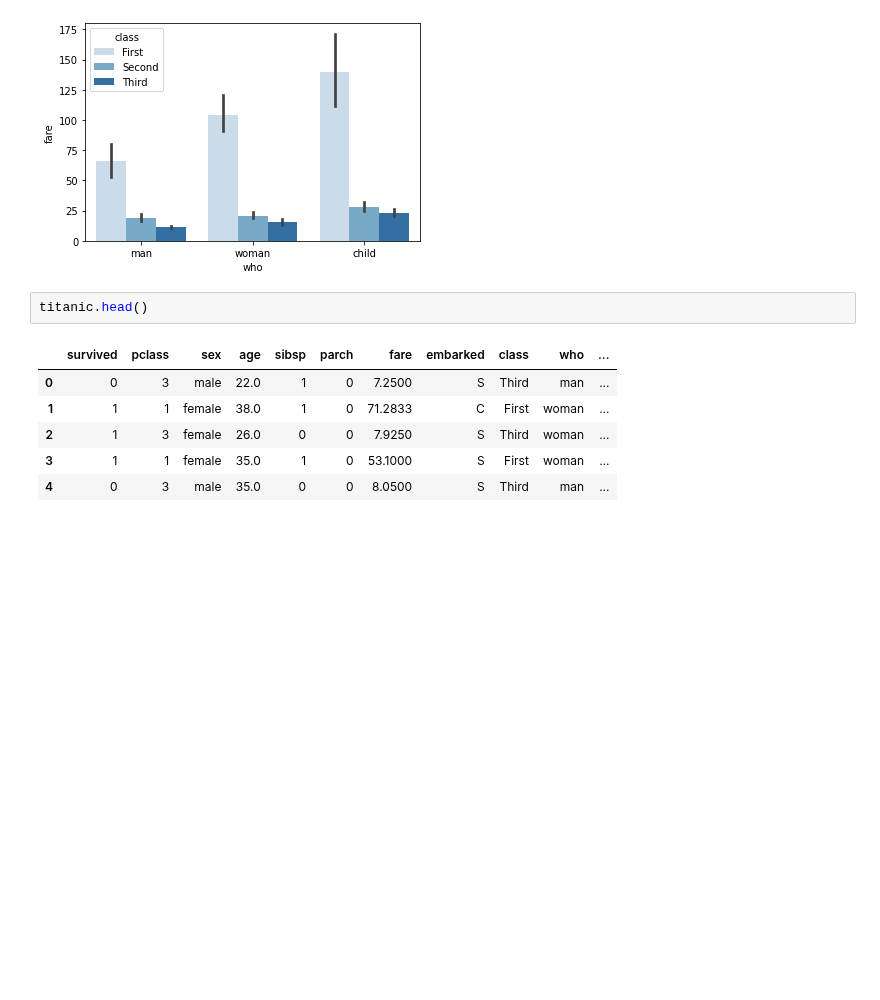
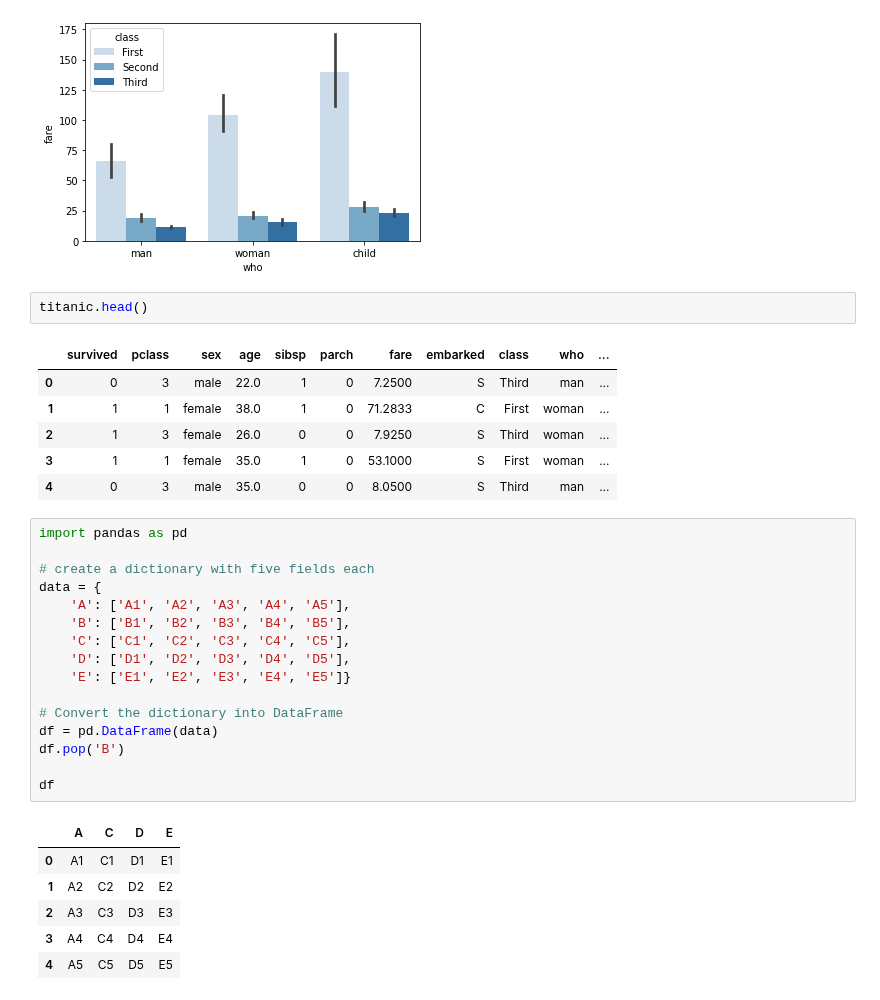
Before and after one commit to Severina7/time_series_exercises, a Jupyter notebook: doodling_ts.ipynb, the cells around one changed output. Drawn from its saved outputs; the diff is of its cells as text; blank space fills up the shorter version.

```diff
--- a/doodling_ts.ipynb
+++ b/doodling_ts.ipynb
@@ -279,3 +279,26 @@ titanic.head()
 | 2 | 1 | 3 | female | 26.0 | 0 | 0 | 7.9250 | S | Third | woman | ... |
 | 3 | 1 | 1 | female | 35.0 | 1 | 0 | 53.1000 | S | First | woman | ... |
 | 4 | 0 | 3 | male | 35.0 | 0 | 0 | 8.0500 | S | Third | man | ... |
+# %%
+import pandas as pd
+
+# create a dictionary with five fields each
+data = {
+    'A': ['A1', 'A2', 'A3', 'A4', 'A5'],
+    'B': ['B1', 'B2', 'B3', 'B4', 'B5'],
+    'C': ['C1', 'C2', 'C3', 'C4', 'C5'],
+    'D': ['D1', 'D2', 'D3', 'D4', 'D5'],
+    'E': ['E1', 'E2', 'E3', 'E4', 'E5']}
+
+# Convert the dictionary into DataFrame
+df = pd.DataFrame(data)
+df.pop('B')
+
+df
+# %% [output]
+|  | A | C | D | E |
+| 0 | A1 | C1 | D1 | E1 |
+| 1 | A2 | C2 | D2 | E2 |
+| 2 | A3 | C3 | D3 | E3 |
+| 3 | A4 | C4 | D4 | E4 |
+| 4 | A5 | C5 | D5 | E5 |
```
Also changed, not shown: 3 other files.
